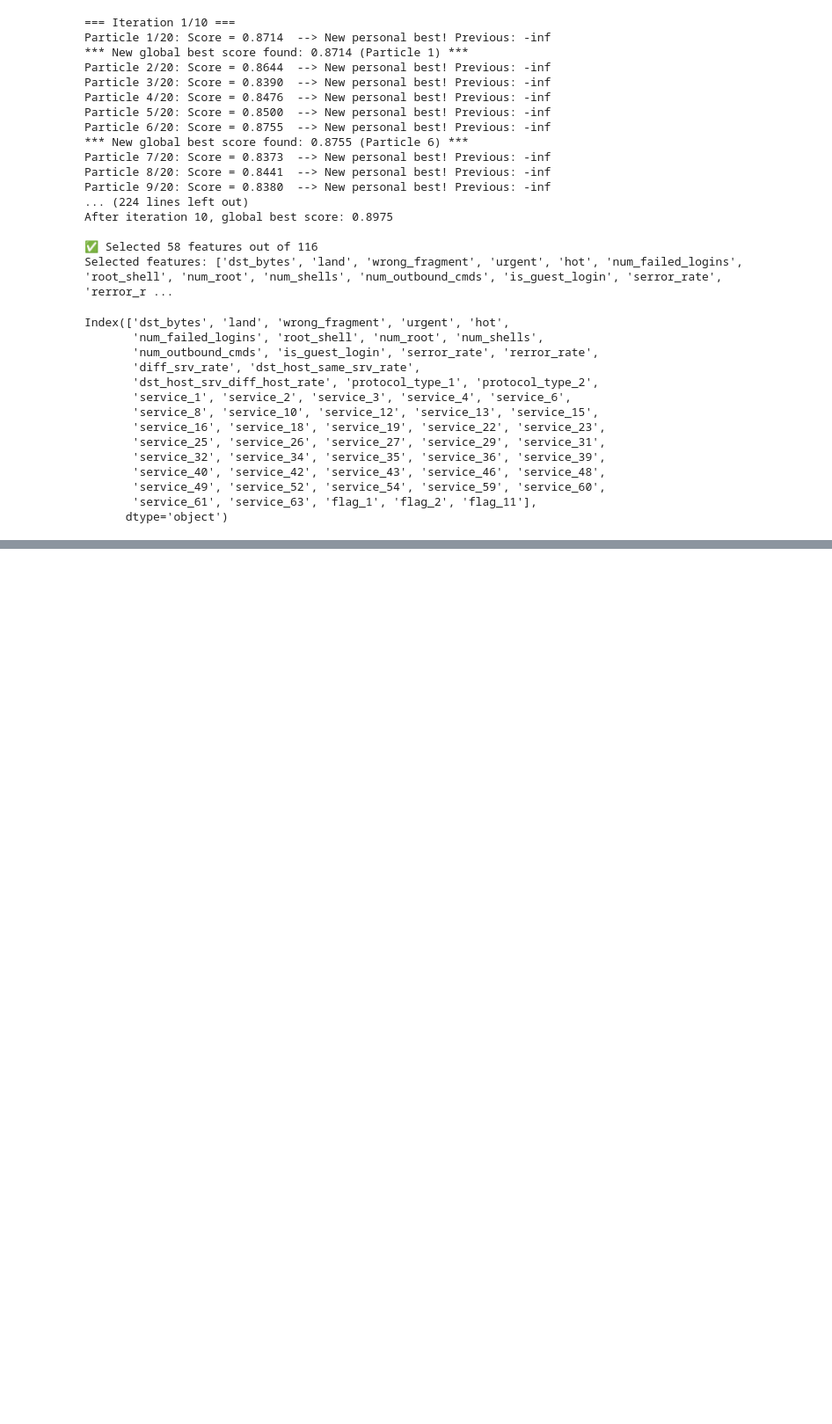
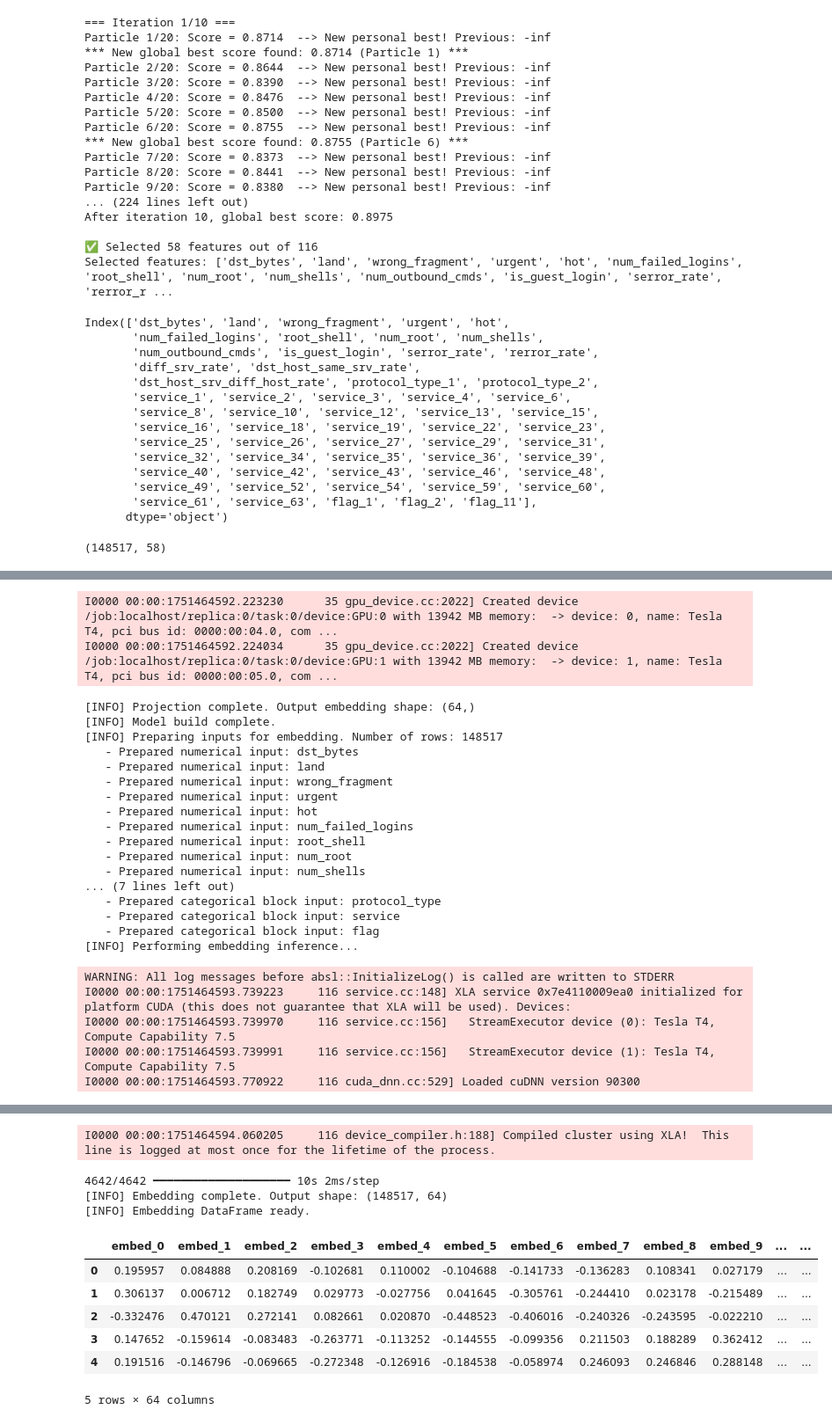
Before and after one commit to Tanveer2719/NIDS_Coursework, a Jupyter notebook: My_Code/main.ipynb, the cells around one changed output, grey strips where cells are left out. Shown at 88% size. Drawn from its saved outputs; the diff is of its cells as text; code cells hidden in the pictures; blank space fills up the shorter version.

```diff
--- a/My_Code/main.ipynb
+++ b/My_Code/main.ipynb
@@ -198,3 +201,37 @@ Index(['dst_bytes', 'land', 'wrong_fragment', 'urgent', 'hot',
        'service_49', 'service_52', 'service_54', 'service_59', 'service_60',
        'service_61', 'service_63', 'flag_1', 'flag_2', 'flag_11'],
       dtype='object')
+# %%
+columns_to_keep = ['dst_bytes', 'land', 'wrong_fragment', 'urgent', 'hot',
+       'num_failed_logins', 'root_shell', 'num_root', 'num_shells',
+       'num_outbound_cmds', 'is_guest_login', 'serror_rate', 'rerror_rate',
+       'diff_srv_rate', 'dst_host_same_srv_rate',
+       'dst_host_srv_diff_host_rate', 'protocol_type_1', 'protocol_type_2',
+       'service_1', 'service_2', 'service_3', 'service_4', 'service_6',
+       'service_8', 'service_10', 'service_12', 'service_13', 'service_15',
+       'service_16', 'service_18', 'service_19', 'service_22', 'service_23',
+       'service_25', 'service_26', 'service_27', 'service_29', 'service_31',
+       'service_32', 'service_34', 'service_35', 'service_36', 'service_39',
+       'service_40', 'service_42', 'service_43', 'service_46', 'service_48',
+       'service_49', 'service_52', 'service_54', 'service_59', 'service_60',
+       'service_61', 'service_63', 'flag_1', 'flag_2', 'flag_11']
+# %%
+df_selected = processed_full_df[columns_to_keep].copy()
+df_selected.shape
+# %% [output]
+(148517, 58)
+# %%
+from record_level_embedding import RecordLevelEmbedder
+numerical_columns = [
+    'dst_bytes', 'land', 'wrong_fragment', 'urgent', 'hot',
+    'num_failed_logins', 'root_shell', 'num_root', 'num_shells',
+    'num_outbound_cmds', 'is_guest_login', 'serror_rate', 'rerror_rate',
+    'diff_srv_rate', 'dst_host_same_srv_rate', 'dst_host_srv_diff_host_rate'
+]
+
+embedder = RecordLevelEmbedder(selected_df = df_selected, numerical_columns = numerical_columns, embed_dimension= 64)
+
+embedded_df = embedder.transform_to_df()
+
+embedded_df.head()
+# %% [output]
@@ -200,0 +259,24 @@ Index(['dst_bytes', 'land', 'wrong_fragment', 'urgent', 'hot',
+I0000 00:00:1751464592.223230      35 gpu_device.cc:2022] Created device /job:localhost/replica:0/task:0/device:GPU:0 with 13942 MB memory:  -> device: 0, name: Tesla T4, pci bus id: 0000:00:04.0, com ...
+I0000 00:00:1751464592.224034      35 gpu_device.cc:2022] Created device /job:localhost/replica:0/task:0/device:GPU:1 with 13942 MB memory:  -> device: 1, name: Tesla T4, pci bus id: 0000:00:05.0, com ...
+[INFO] Projection complete. Output embedding shape: (64,)
+[INFO] Model build complete.
+[INFO] Preparing inputs for embedding. Number of rows: 148517
+   - Prepared numerical input: dst_bytes
+   - Prepared numerical input: land
+   - Prepared numerical input: wrong_fragment
+   - Prepared numerical input: urgent
+   - Prepared numerical input: hot
+   - Prepared numerical input: num_failed_logins
+   - Prepared numerical input: root_shell
+   - Prepared numerical input: num_root
+   - Prepared numerical input: num_shells
+... (7 lines left out)
+   - Prepared categorical block input: protocol_type
+   - Prepared categorical block input: service
+   - Prepared categorical block input: flag
+[INFO] Performing embedding inference...
+WARNING: All log messages before absl::InitializeLog() is called are written to STDERR
+I0000 00:00:1751464593.739223     116 service.cc:148] XLA service 0x7e4110009ea0 initialized for platform CUDA (this does not guarantee that XLA will be used). Devices:
+I0000 00:00:1751464593.739970     116 service.cc:156]   StreamExecutor device (0): Tesla T4, Compute Capability 7.5
+I0000 00:00:1751464593.739991     116 service.cc:156]   StreamExecutor device (1): Tesla T4, Compute Capability 7.5
+I0000 00:00:1751464593.770922     116 cuda_dnn.cc:529] Loaded cuDNN version 90300
@@ -200,0 +284,11 @@ Index(['dst_bytes', 'land', 'wrong_fragment', 'urgent', 'hot',
+I0000 00:00:1751464594.060205     116 device_compiler.h:188] Compiled cluster using XLA!  This line is logged at most once for the lifetime of the process.
+4642/4642 ━━━━━━━━━━━━━━━━━━━━ 10s 2ms/step
+[INFO] Embedding complete. Output shape: (148517, 64)
+[INFO] Embedding DataFrame ready.
+|  | embed_0 | embed_1 | embed_2 | embed_3 | embed_4 | embed_5 | embed_6 | embed_7 | embed_8 | embed_9 | ... | ... |
+| 0 | 0.195957 | 0.084888 | 0.208169 | -0.102681 | 0.110002 | -0.104688 | -0.141733 | -0.136283 | 0.108341 | 0.027179 | ... | ... |
+| 1 | 0.306137 | 0.006712 | 0.182749 | 0.029773 | -0.027756 | 0.041645 | -0.305761 | -0.244410 | 0.023178 | -0.215489 | ... | ... |
+| 2 | -0.332476 | 0.470121 | 0.272141 | 0.082661 | 0.020870 | -0.448523 | -0.406016 | -0.240326 | -0.243595 | -0.022210 | ... | ... |
+| 3 | 0.147652 | -0.159614 | -0.083483 | -0.263771 | -0.113252 | -0.144555 | -0.099356 | 0.211503 | 0.188289 | 0.362412 | ... | ... |
+| 4 | 0.191516 | -0.146796 | -0.069665 | -0.272348 | -0.126916 | -0.184538 | -0.058974 | 0.246093 | 0.246846 | 0.288148 | ... | ... |
+5 rows × 64 columns
```
Also changed, not shown: parts of 12 cells of this notebook.
